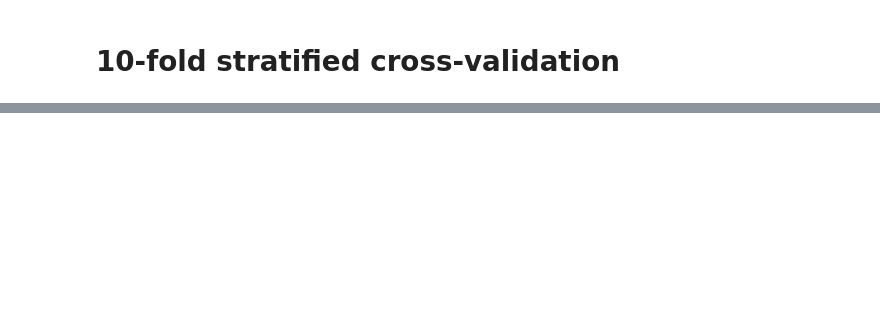
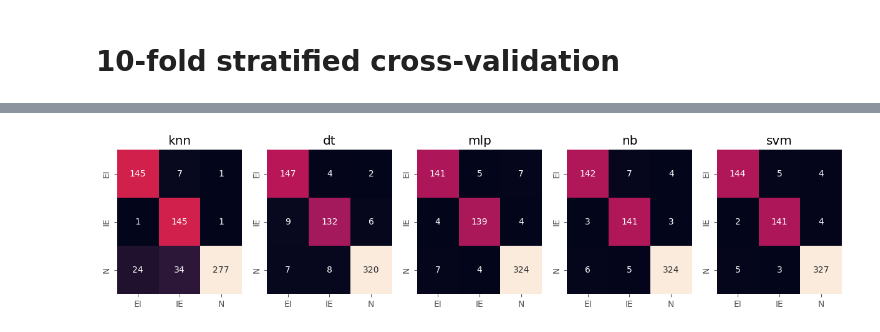
Before and after one commit to cafcaio/pes_proj_ml_1, a Jupyter notebook: splice_analysis.ipynb, the cells around one changed output, grey strips where cells are left out. Saved outputs shown, nothing was run; the diff lists cells and outputs as text; code cells hidden in the pictures; blank space fills up the shorter version.

```diff
--- a/splice_analysis.ipynb
+++ b/splice_analysis.ipynb
@@ -262,8 +297,11 @@ mlflow.sklearn.autolog()
 # %%
 from sklearn.model_selection import GridSearchCV
 
-results = {}
-results2 = {}
+best_estimators = {}
+cv_results_train = {}
+results_test = {}
+
+mlflow.end_run()
 
 for est in estimators:
 
@@ -278,24 +316,22 @@ for est in estimators:
 
     grid = GridSearchCV(estimator = est_est,
                         param_grid = est_params,
-                        scoring = 'accuracy',
+                        scoring = metrics,
                         cv = cv,
                         verbose=2,
-                        n_jobs=-1)
+                        n_jobs=-1,
+                        refit="F1-Score")
 
     grid.fit(X_train, y_train)
-    results[est] = grid.cv_results_
+
+    cv_results_train[est] = grid.cv_results_
+    best_estimators[est] = grid.best_estimator_
 
     #predição
     y_pred = grid.predict(X_test)
+    y_pred_proba = grid.predict_proba(X_test)
 
-    f1 = f1_score(y_test, y_pred, average='macro')
-    acc = accuracy_score(y_test, y_pred)
-
-    results2[est] = [f1, acc]
-
-    mlflow.log_metric('test_f1_score', f1)
-    mlflow.log_metric('test_acc_score', acc)
+    results_test[est] = log_eval_metrics(y_test, y_pred, y_pred_proba)
 
     mlflow.end_run()
 # %% [output]
@@ -395,0 +394,16 @@ pd.DataFrame(results2).T
+# %%
+from sklearn.metrics import confusion_matrix
+
+conf_mats = [confusion_matrix(y_test, b.predict(X_test)) for b in best_estimators.values()]
+labels = list(estimators.keys())
+classes = ct.transformers_[1][1].categories_[0].tolist()
+
+fig, ax = plt.subplots(1,5, figsize=(15,3))
+
+for i, cm in enumerate(conf_mats):
+    sns.heatmap(cm, annot=True, fmt="", cbar=False, ax=ax[i])
+    ax[i].set_xticklabels(classes)
+    ax[i].set_yticklabels(classes)
+    ax[i].set_title(labels[i])
+# %% [output]
+[figure, added]
```
Also changed, not shown: parts of 31 cells of this notebook.
